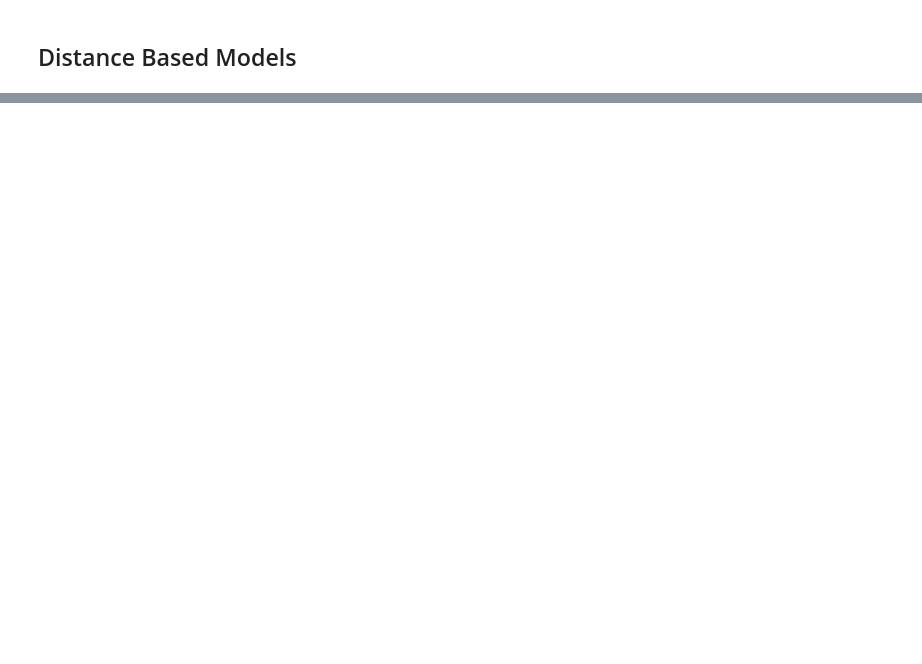
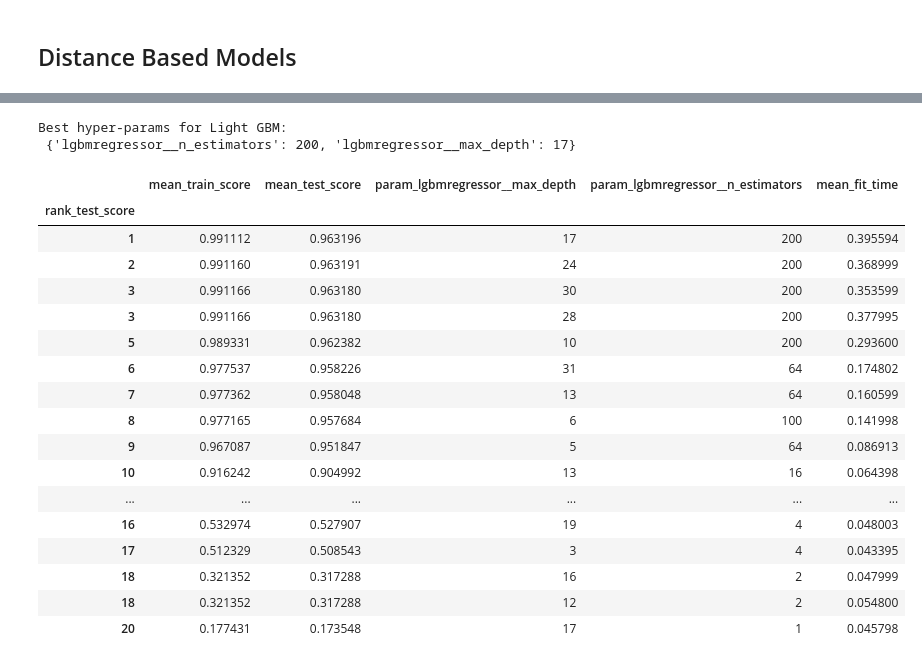
Before and after one commit to aimee0317/cherry-blossom-prediction, a Jupyter notebook: doc/ml_models.ipynb, the cells around one changed output, grey strips where cells are left out. Saved outputs shown, nothing was run; the diff lists cells and outputs as text; code cells hidden in the pictures; blank space fills up the shorter version.

```diff
--- a/doc/ml_models.ipynb
+++ b/doc/ml_models.ipynb
@@ -203,0 +312,35 @@ for model_name, model in models.items():
+# %%
+print('Best hyper-params for Light GBM:\n', lgbm_random_search.best_params_)
+# %% [output]
+Best hyper-params for Light GBM:
+ {'lgbmregressor__n_estimators': 200, 'lgbmregressor__max_depth': 17}
+# %%
+pd.DataFrame(lgbm_random_search.cv_results_)[
+    [
+        "mean_train_score",
+        "mean_test_score",
+        "param_lgbmregressor__max_depth",
+        "param_lgbmregressor__n_estimators",
+        "mean_fit_time",
+        "rank_test_score",
+    ]
+].set_index("rank_test_score").sort_index()
+# %% [output]
+|  | mean_train_score | mean_test_score | param_lgbmregressor__max_depth | param_lgbmregressor__n_estimators | mean_fit_time |
+| rank_test_score |  |  |  |  |  |
+| 1 | 0.991112 | 0.963196 | 17 | 200 | 0.395594 |
+| 2 | 0.991160 | 0.963191 | 24 | 200 | 0.368999 |
+| 3 | 0.991166 | 0.963180 | 30 | 200 | 0.353599 |
+| 3 | 0.991166 | 0.963180 | 28 | 200 | 0.377995 |
+| 5 | 0.989331 | 0.962382 | 10 | 200 | 0.293600 |
+| 6 | 0.977537 | 0.958226 | 31 | 64 | 0.174802 |
+| 7 | 0.977362 | 0.958048 | 13 | 64 | 0.160599 |
+| 8 | 0.977165 | 0.957684 | 6 | 100 | 0.141998 |
+| 9 | 0.967087 | 0.951847 | 5 | 64 | 0.086913 |
+| 10 | 0.916242 | 0.904992 | 13 | 16 | 0.064398 |
+| ... | ... | ... | ... | ... | ... |
+| 16 | 0.532974 | 0.527907 | 19 | 4 | 0.048003 |
+| 17 | 0.512329 | 0.508543 | 3 | 4 | 0.043395 |
+| 18 | 0.321352 | 0.317288 | 16 | 2 | 0.047999 |
+| 18 | 0.321352 | 0.317288 | 12 | 2 | 0.054800 |
+| 20 | 0.177431 | 0.173548 | 17 | 1 | 0.045798 |
```
Also changed, not shown: parts of 13 cells of this notebook.
